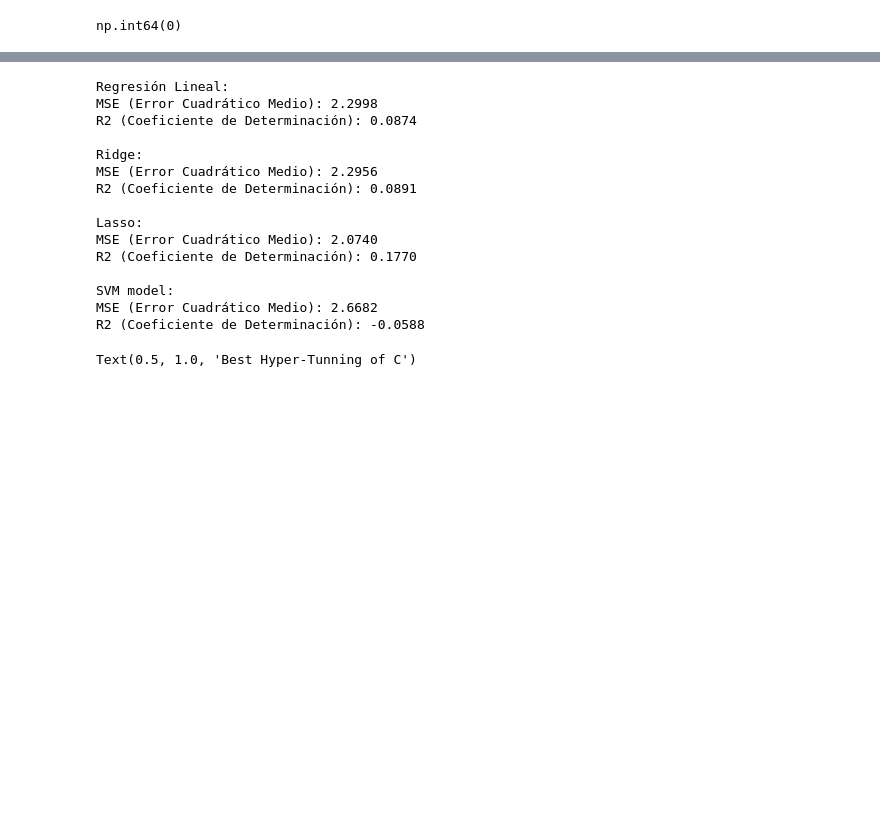
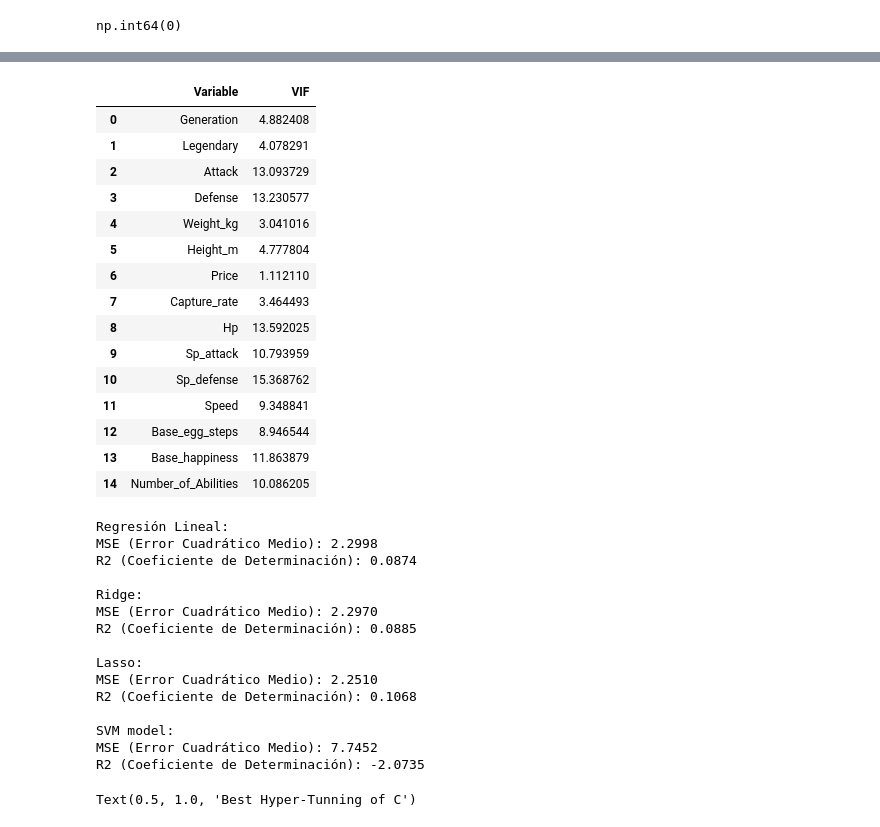
Before and after one commit to LucasFloresC/Pokemon_Modelling, a Jupyter notebook: pokemon.ipynb, the cells around one changed output, grey strips where cells are left out. Drawn from its saved outputs; the diff is of its cells as text; code cells hidden in the pictures; blank space fills up the shorter version.

```diff
--- a/pokemon.ipynb
+++ b/pokemon.ipynb
@@ -969,3 +989,29 @@ X_test = scaler.transform(X_test)
+# %%
+# Eliminamos la multicolinealidad
+p_prices.drop(columns="Base_total",inplace=True)
+X = p_prices.drop(columns=["Price"],axis=1)
+Y = p_prices["Price"]
+
+X_train, X_test, y_train, y_test = train_test_split(X, Y, test_size=0.4, random_state=42)
+# %%
+calcular_vif(X)
+# %% [output]
+|  | Variable | VIF |
+| 0 | Generation | 4.882408 |
+| 1 | Legendary | 4.078291 |
+| 2 | Attack | 13.093729 |
+| 3 | Defense | 13.230577 |
+| 4 | Weight_kg | 3.041016 |
+| 5 | Height_m | 4.777804 |
+| 6 | Price | 1.112110 |
+| 7 | Capture_rate | 3.464493 |
+| 8 | Hp | 13.592025 |
+| 9 | Sp_attack | 10.793959 |
+| 10 | Sp_defense | 15.368762 |
+| 11 | Speed | 9.348841 |
+| 12 | Base_egg_steps | 8.946544 |
+| 13 | Base_happiness | 11.863879 |
+| 14 | Number_of_Abilities | 10.086205 |
 # %%
 # Check de modelos para prediccion de precio. Miramos: Regresion lineal y SVM.
 
@@ -1021,16 +1067,16 @@ MSE (Error Cuadrático Medio): 2.2998
 R2 (Coeficiente de Determinación): 0.0874
 
 Ridge:
-MSE (Error Cuadrático Medio): 2.2956
-R2 (Coeficiente de Determinación): 0.0891
+MSE (Error Cuadrático Medio): 2.2970
+R2 (Coeficiente de Determinación): 0.0885
 
 Lasso:
-MSE (Error Cuadrático Medio): 2.0740
-R2 (Coeficiente de Determinación): 0.1770
+MSE (Error Cuadrático Medio): 2.2510
+R2 (Coeficiente de Determinación): 0.1068
 
 SVM model:
-MSE (Error Cuadrático Medio): 2.6682
-R2 (Coeficiente de Determinación): -0.0588
+MSE (Error Cuadrático Medio): 7.7452
+R2 (Coeficiente de Determinación): -2.0735
 # %%
 # Nos quedamos con SVM mirando R2, Hyper-tunning de C
 params = [0.1, 1, 10, 50, 100]
```
Also changed, not shown: parts of 20 cells of this notebook.
